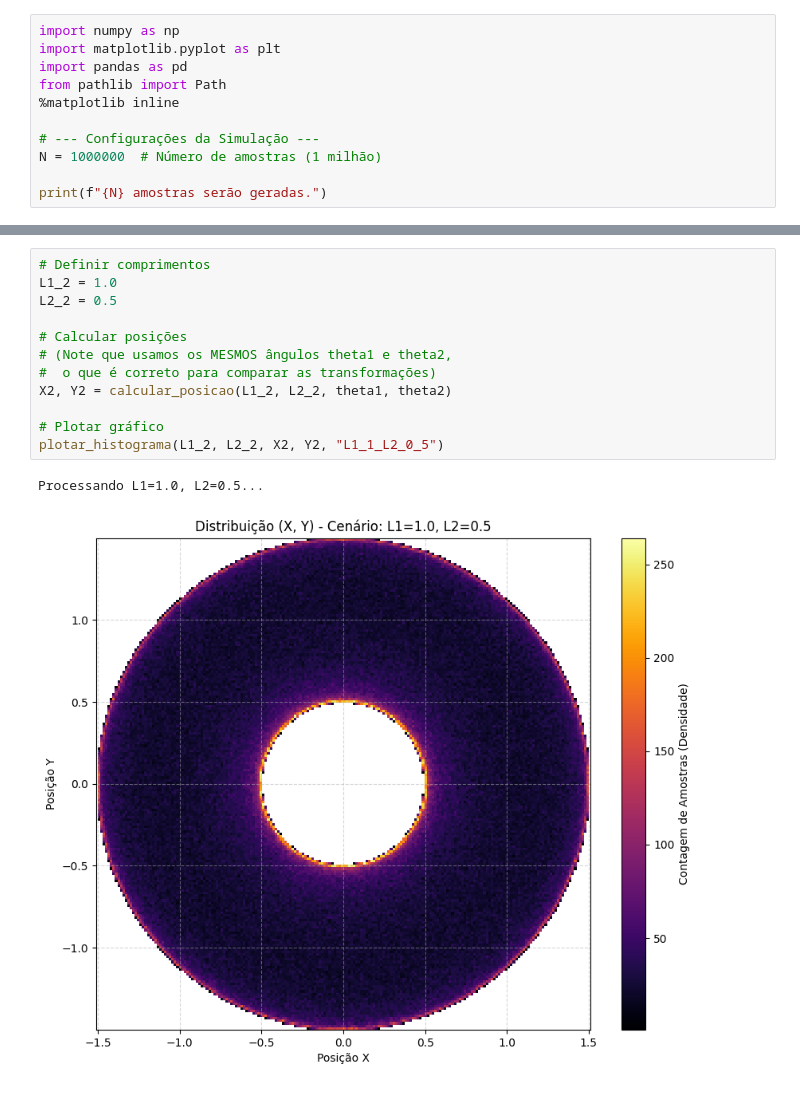
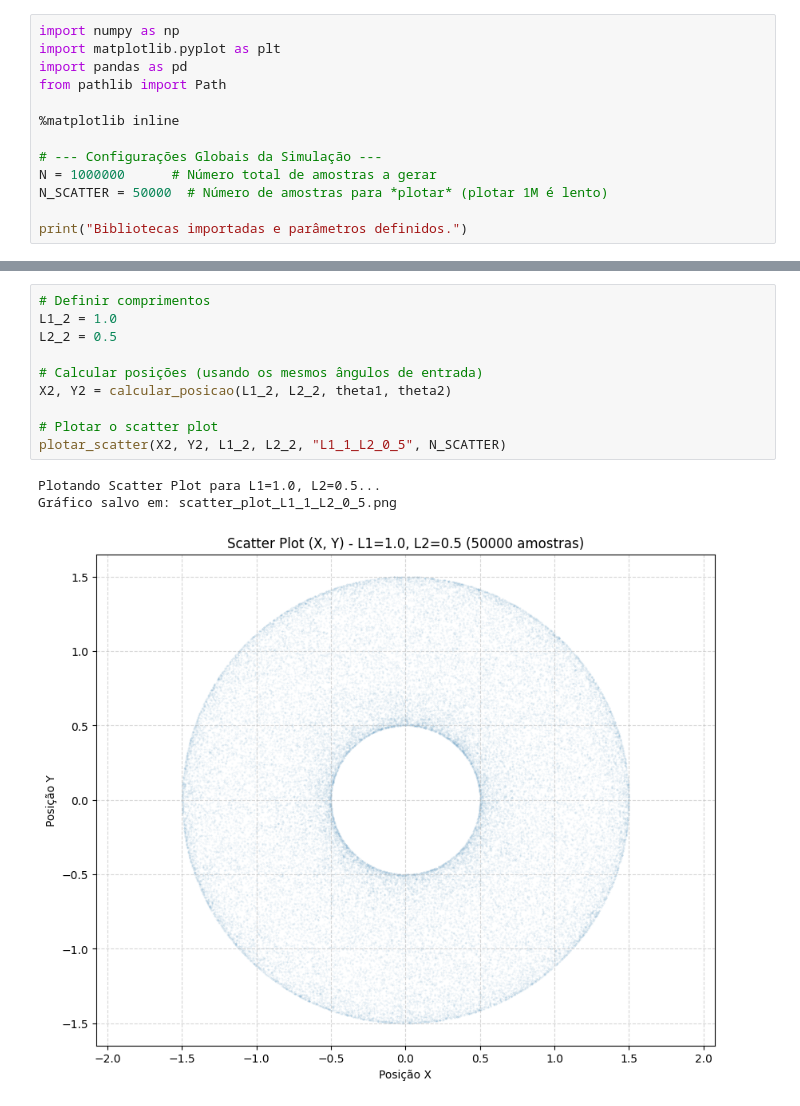
Before and after one commit to TomazFilgueira/PPGEEC2317---SISTEMAS-PROBABIL-STICOS, a Jupyter notebook: robo.ipynb, the cells around one changed output, grey strips where cells are left out. Drawn from its saved outputs; the diff is of its cells as text.

```diff
--- a/robo.ipynb
+++ b/robo.ipynb
@@ -70,10 +127,12 @@ import numpy as np
 import matplotlib.pyplot as plt
 import pandas as pd
 from pathlib import Path
+
 %matplotlib inline
 
-# --- Configurações da Simulação ---
-N = 1000000  # Número de amostras (1 milhão)
+# --- Configurações Globais da Simulação ---
+N = 1000000      # Número total de amostras a gerar
+N_SCATTER = 50000  # Número de amostras para *plotar* (plotar 1M é lento)
 
-print(f"{N} amostras serão geradas.")
+print("Bibliotecas importadas e parâmetros definidos.")
 # %% [output]
@@ -159,15 +225,14 @@ O robô **não** consegue mais alcançar o centro (0,0), criando um "buraco" no
 # %%
 # Definir comprimentos
 L1_2 = 1.0
 L2_2 = 0.5
 
-# Calcular posições
-# (Note que usamos os MESMOS ângulos theta1 e theta2,
-#  o que é correto para comparar as transformações)
+# Calcular posições (usando os mesmos ângulos de entrada)
 X2, Y2 = calcular_posicao(L1_2, L2_2, theta1, theta2)
 
-# Plotar gráfico
-plotar_histograma(L1_2, L2_2, X2, Y2, "L1_1_L2_0_5")
+# Plotar o scatter plot
+plotar_scatter(X2, Y2, L1_2, L2_2, "L1_1_L2_0_5", N_SCATTER)
 # %% [output]
-Processando L1=1.0, L2=0.5...
+Plotando Scatter Plot para L1=1.0, L2=0.5...
+Gráfico salvo em: scatter_plot_L1_1_L2_0_5.png
-[figure, old version]
+[figure, new version]
```
Also changed, not shown: parts of 16 cells of this notebook.
